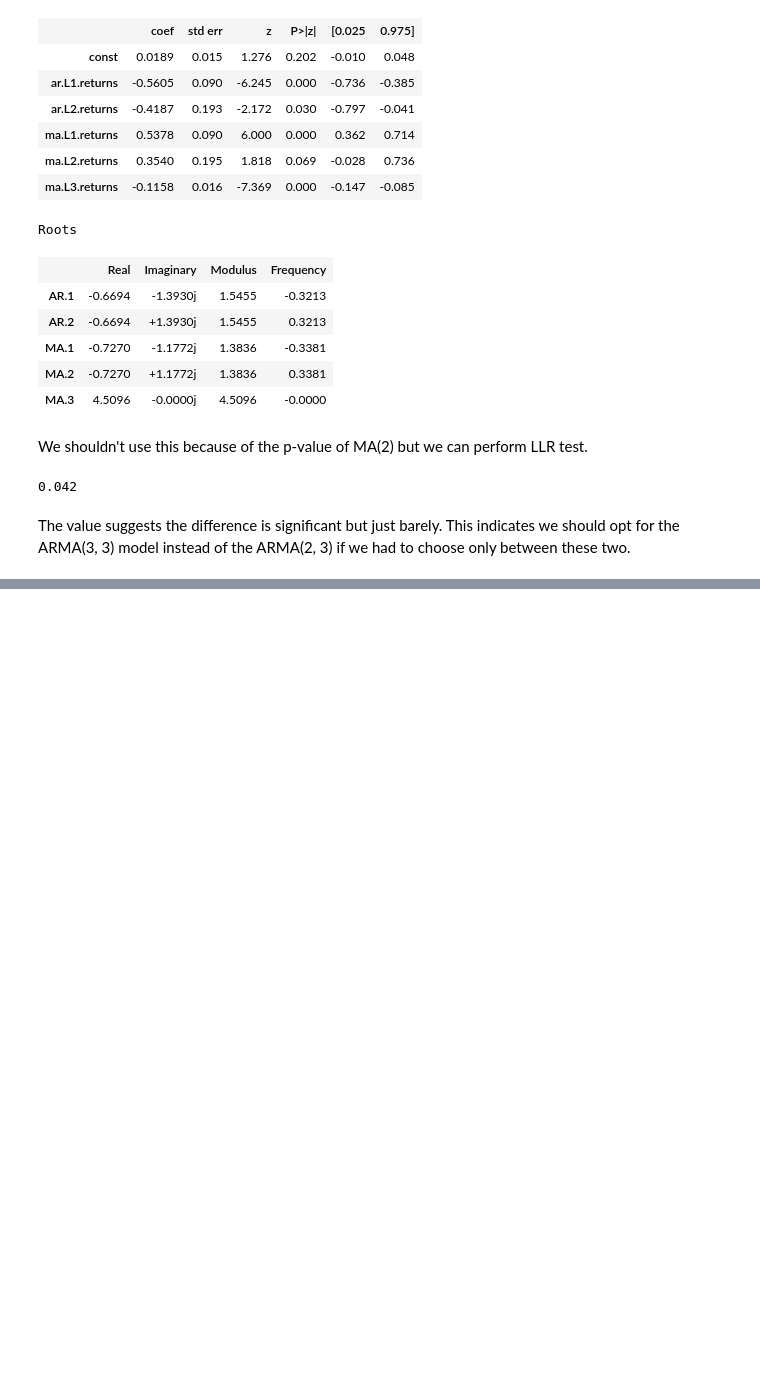
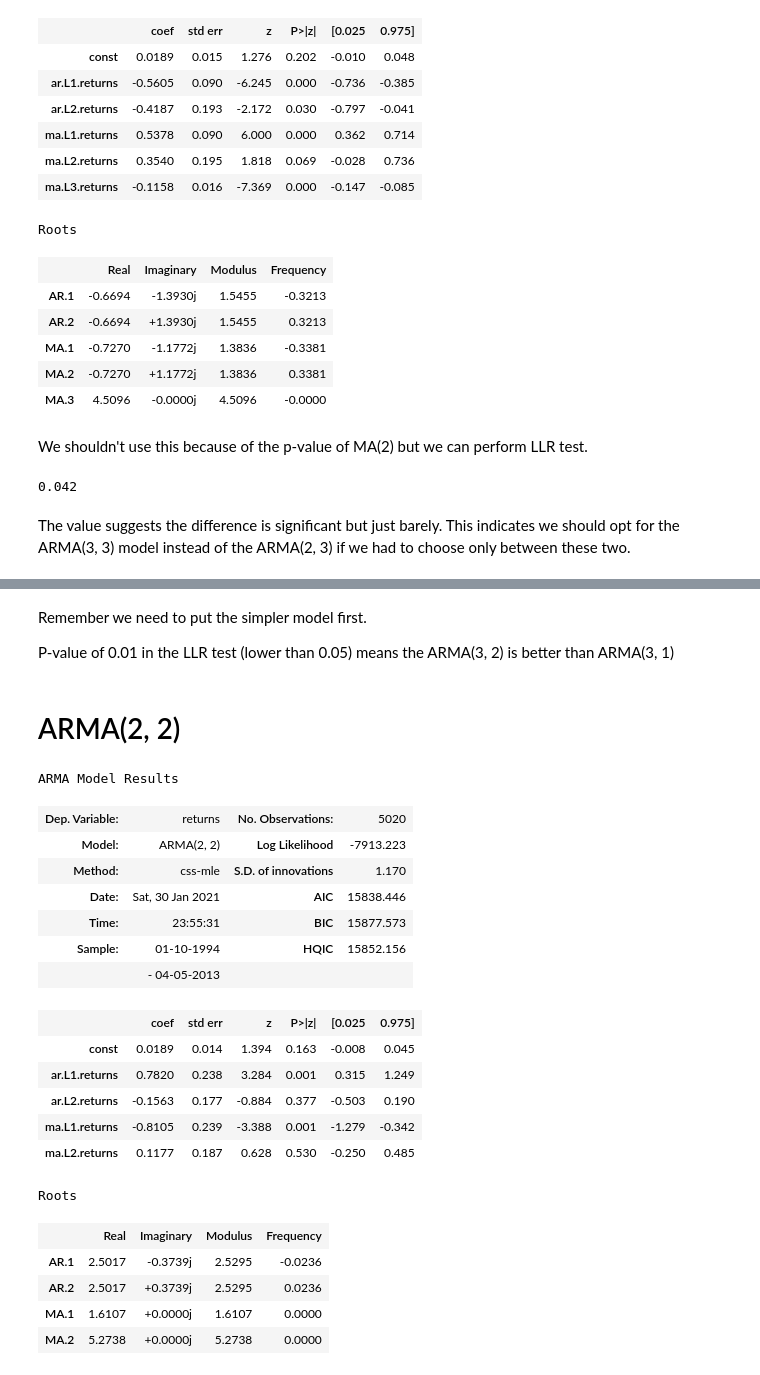
Before and after one commit to mkang32/snp500-analysis, a Jupyter notebook: notebooks/5.the_ARMA.ipynb, the cells around one changed output, grey strips where cells are left out. Drawn from its saved outputs; the diff is of its cells as text; code cells hidden in the pictures; blank space fills up the shorter version.

```diff
--- a/notebooks/5.the_ARMA.ipynb
+++ b/notebooks/5.the_ARMA.ipynb
@@ -239,0 +277,31 @@ The value suggests the difference is significant but just barely. This indicates
+# %% [markdown]
+Remember we need to put the simpler model first.
+
+P-value of 0.01 in the LLR test (lower than 0.05) means the ARMA(3, 2) is better than ARMA(3, 1)
+# %% [markdown]
+# ARMA(2, 2)
+# %%
+model_ret_ar_2_ma_2 = ARMA(df.returns[1:], order=(2,2))
+results_ret_ar_2_ma_2 = model_ret_ar_2_ma_2.fit()
+results_ret_ar_2_ma_2.summary()
+# %% [output]
+ARMA Model Results
+| Dep. Variable: | returns | No. Observations: | 5020 |
+| Model: | ARMA(2, 2) | Log Likelihood | -7913.223 |
+| Method: | css-mle | S.D. of innovations | 1.170 |
+| Date: | Sat, 30 Jan 2021 | AIC | 15838.446 |
+| Time: | 23:55:31 | BIC | 15877.573 |
+| Sample: | 01-10-1994 | HQIC | 15852.156 |
+|  | - 04-05-2013 |  |  |
+|  | coef | std err | z | P>|z| | [0.025 | 0.975] |
+| const | 0.0189 | 0.014 | 1.394 | 0.163 | -0.008 | 0.045 |
+| ar.L1.returns | 0.7820 | 0.238 | 3.284 | 0.001 | 0.315 | 1.249 |
+| ar.L2.returns | -0.1563 | 0.177 | -0.884 | 0.377 | -0.503 | 0.190 |
+| ma.L1.returns | -0.8105 | 0.239 | -3.388 | 0.001 | -1.279 | -0.342 |
+| ma.L2.returns | 0.1177 | 0.187 | 0.628 | 0.530 | -0.250 | 0.485 |
+Roots
+|  | Real | Imaginary | Modulus | Frequency |
+| AR.1 | 2.5017 | -0.3739j | 2.5295 | -0.0236 |
+| AR.2 | 2.5017 | +0.3739j | 2.5295 | 0.0236 |
+| MA.1 | 1.6107 | +0.0000j | 1.6107 | 0.0000 |
+| MA.2 | 5.2738 | +0.0000j | 5.2738 | 0.0000 |
```
Also changed, not shown: parts of 13 cells of this notebook.
